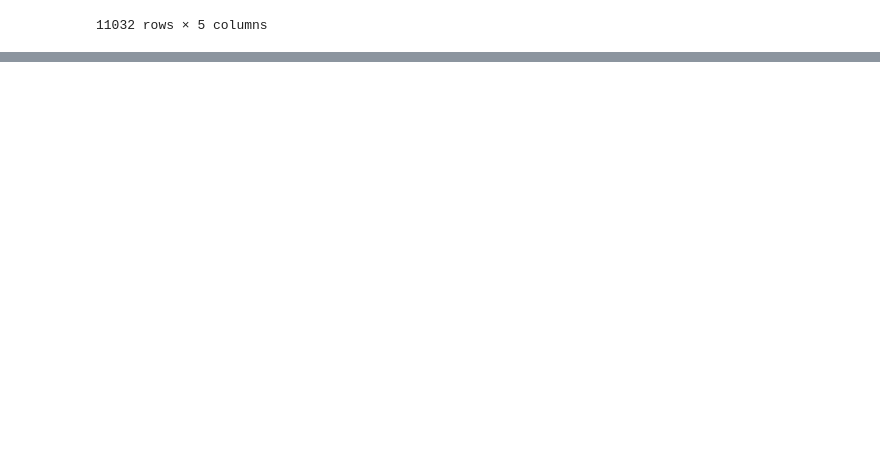
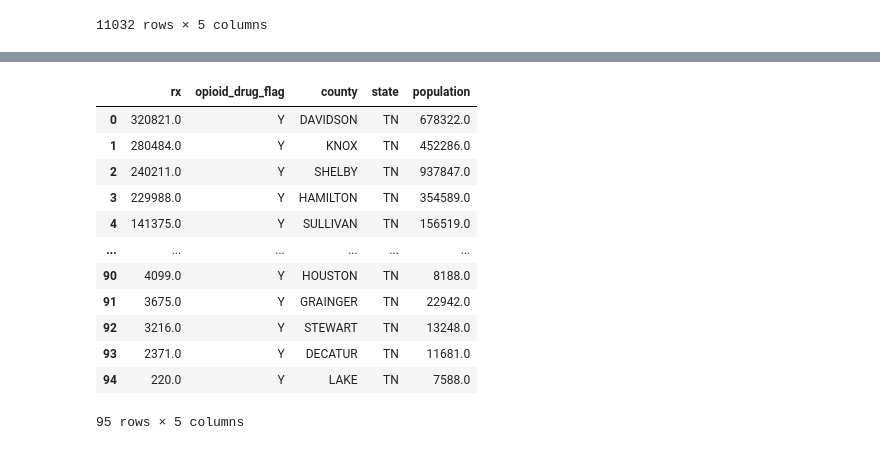
Before and after one commit to knturi/sql_rx_project-dankedpat-nationals, a Jupyter notebook: rx_project_pd.ipynb, the cells around one changed output, grey strips where cells are left out. Drawn from its saved outputs; the diff is of its cells as text; code cells hidden in the pictures; blank space fills up the shorter version.

```diff
--- a/rx_project_pd.ipynb
+++ b/rx_project_pd.ipynb
@@ -121,0 +238,19 @@ plt.xscale('log');
+# %%
+resultQ1.fetchone()
+
+Q1 = pd.read_sql(Q1, con = engine)
+Q1
+# %% [output]
+|  | rx | opioid_drug_flag | county | state | population |
+| 0 | 320821.0 | Y | DAVIDSON | TN | 678322.0 |
+| 1 | 280484.0 | Y | KNOX | TN | 452286.0 |
+| 2 | 240211.0 | Y | SHELBY | TN | 937847.0 |
+| 3 | 229988.0 | Y | HAMILTON | TN | 354589.0 |
+| 4 | 141375.0 | Y | SULLIVAN | TN | 156519.0 |
+| ... | ... | ... | ... | ... | ... |
+| 90 | 4099.0 | Y | HOUSTON | TN | 8188.0 |
+| 91 | 3675.0 | Y | GRAINGER | TN | 22942.0 |
+| 92 | 3216.0 | Y | STEWART | TN | 13248.0 |
+| 93 | 2371.0 | Y | DECATUR | TN | 11681.0 |
+| 94 | 220.0 | Y | LAKE | TN | 7588.0 |
+95 rows × 5 columns
```
Also changed, not shown: parts of 16 cells of this notebook.
